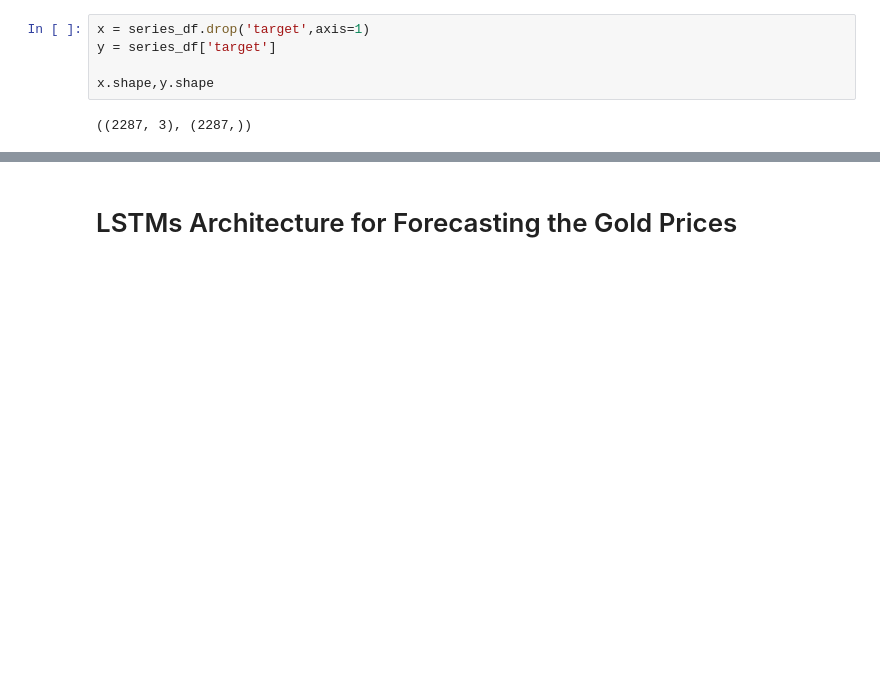
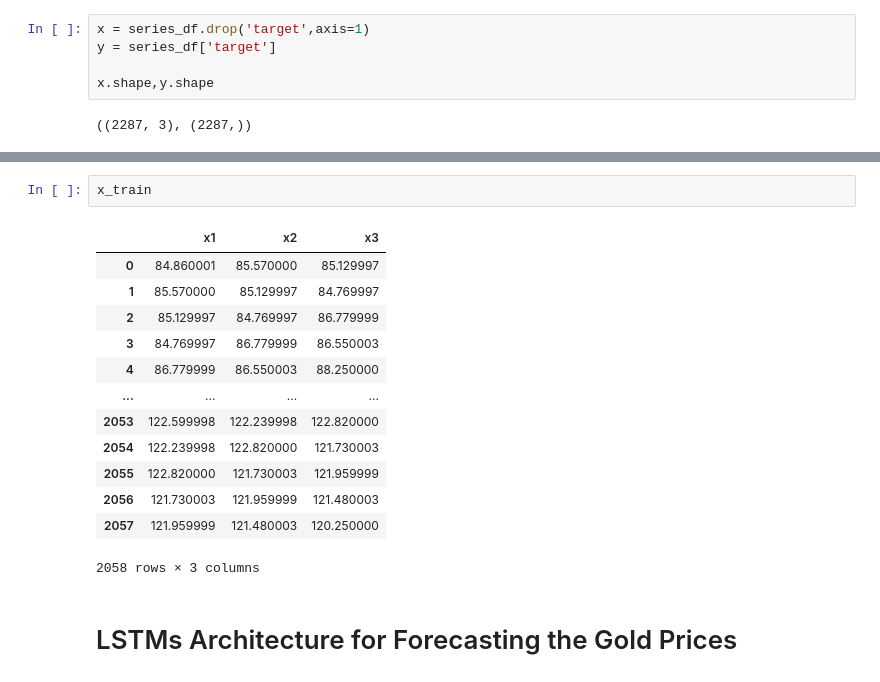
Before and after one commit to junaidulhassan/My-All-Kaggle-Jupyter-Notebooks, a Jupyter notebook: Gold Prices Forecasting using LSTMs/notebook.ipynb, the cells around one changed output, grey strips where cells are left out. Drawn from its saved outputs; the diff is of its cells as text; blank space fills up the shorter version.

```diff
--- a/Gold Prices Forecasting using LSTMs/notebook.ipynb
+++ b/Gold Prices Forecasting using LSTMs/notebook.ipynb
@@ -215,6 +216,22 @@ x_train,x_test,y_train,y_test = train_test_split(
 x_train.shape, x_test.shape
 # %% [output]
 ((2058, 3), (229, 3))
+# %%
+x_train
+# %% [output]
+|  | x1 | x2 | x3 |
+| 0 | 84.860001 | 85.570000 | 85.129997 |
+| 1 | 85.570000 | 85.129997 | 84.769997 |
+| 2 | 85.129997 | 84.769997 | 86.779999 |
+| 3 | 84.769997 | 86.779999 | 86.550003 |
+| 4 | 86.779999 | 86.550003 | 88.250000 |
+| ... | ... | ... | ... |
+| 2053 | 122.599998 | 122.239998 | 122.820000 |
+| 2054 | 122.239998 | 122.820000 | 121.730003 |
+| 2055 | 122.820000 | 121.730003 | 121.959999 |
+| 2056 | 121.730003 | 121.959999 | 121.480003 |
+| 2057 | 121.959999 | 121.480003 | 120.250000 |
+2058 rows × 3 columns
 # %% [markdown]
 # LSTMs Architecture for Forecasting the Gold Prices
 # %%
```
Also changed, not shown: parts of 7 cells of this notebook.
